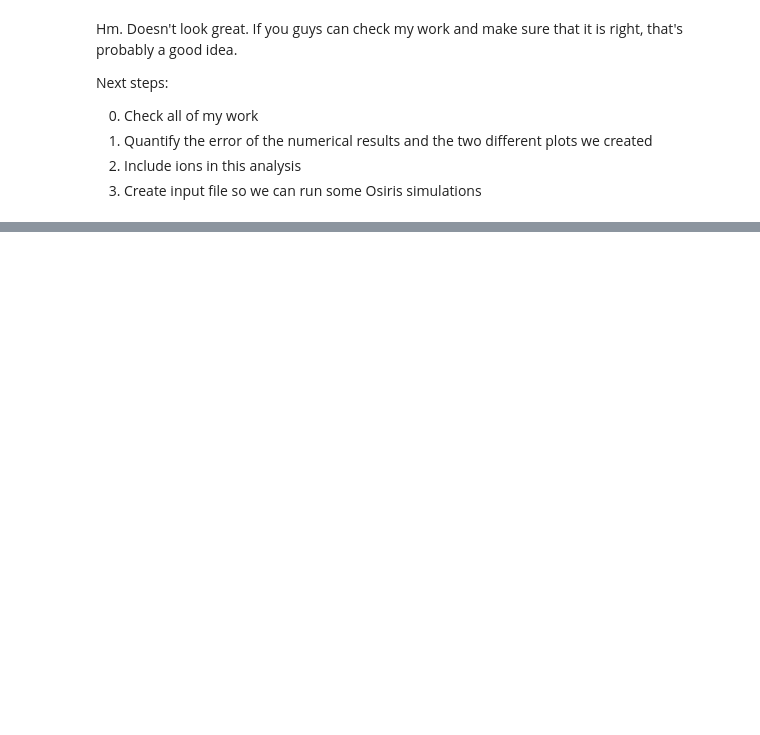
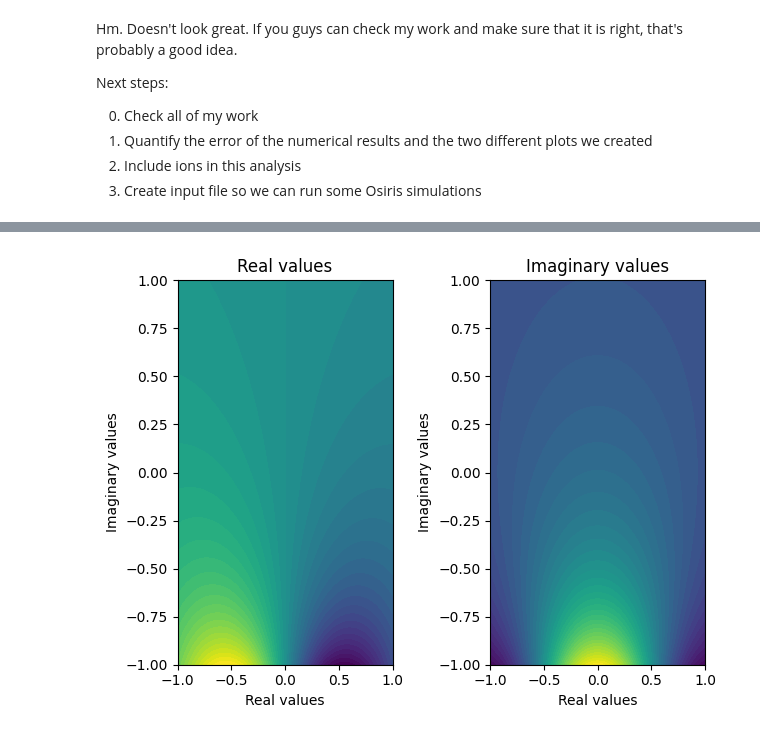
Before and after one commit to dschneidinger/222B_Landau_Damping_2024, a Jupyter notebook: 1-Numerical_solution_kinetic_dispersion_relation/brute_force_kinetic_DR_solver.ipynb, the cells around one changed output, grey strips where cells are left out. Saved outputs shown, nothing was run; the diff lists cells and outputs as text; code cells hidden in the pictures; blank space fills up the shorter version.

```diff
--- a/1-Numerical_solution_kinetic_dispersion_relation/brute_force_kinetic_DR_solver.ipynb
+++ b/1-Numerical_solution_kinetic_dispersion_relation/brute_force_kinetic_DR_solver.ipynb
@@ -136,0 +162,5 @@ Next steps:
+# %%
+F = ply.dispersion.plasma_dispersion_func(Z)
+plot_complex(X,Y,F)
+# %% [output]
+[figure, added]
```
Also changed, not shown: parts of 12 cells of this notebook.
